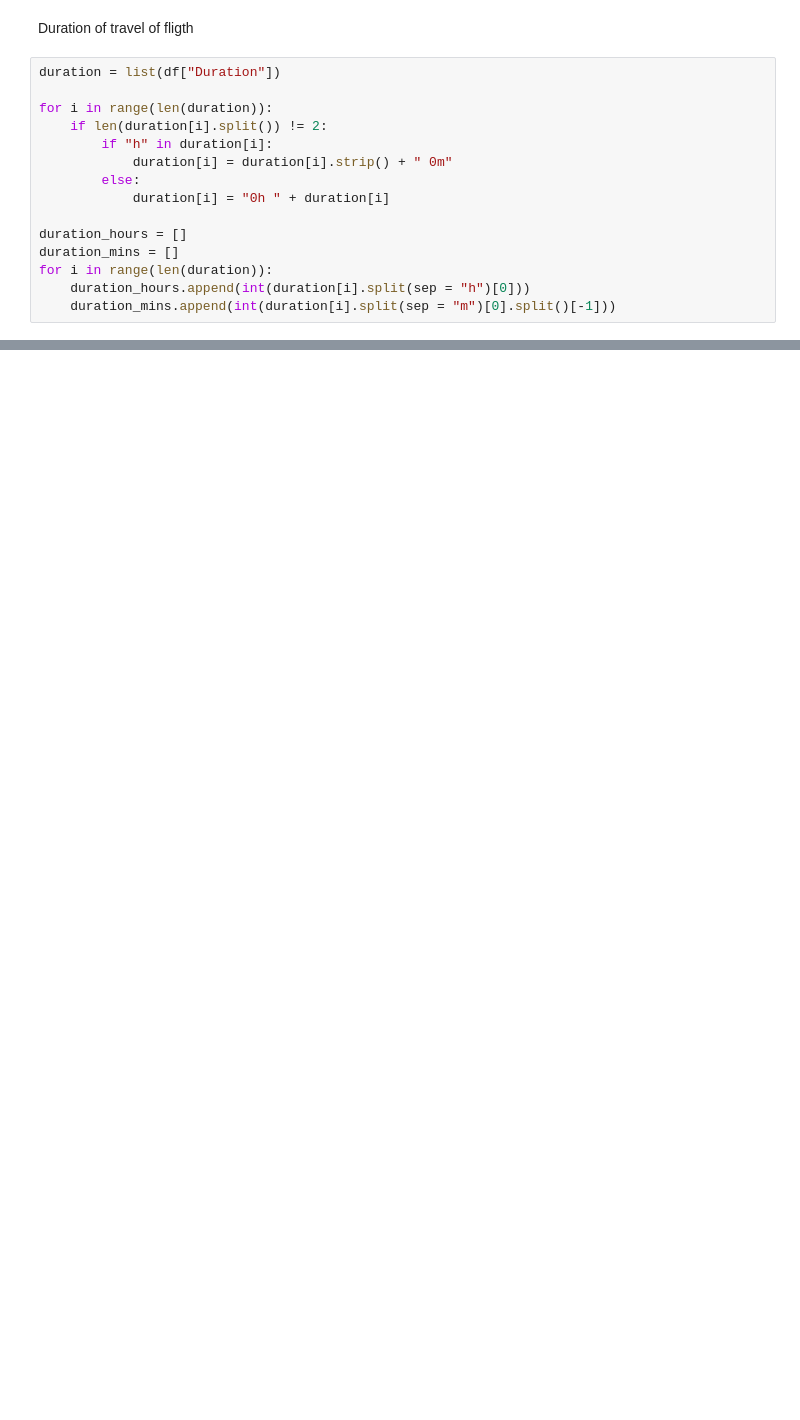
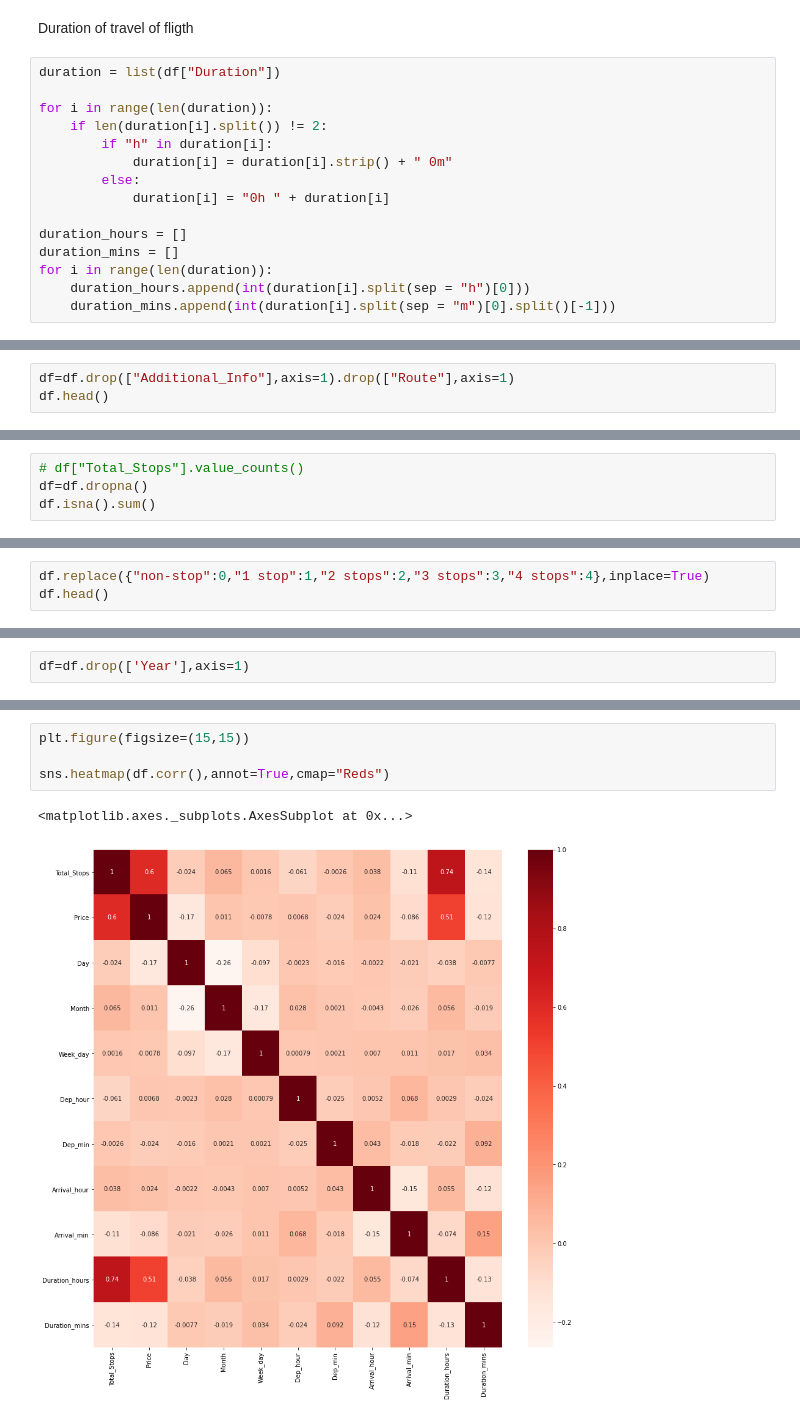
Before and after one commit to Tanujcbe/Fligth-Fare-Prediction, a Jupyter notebook: fligth_fare_prediction_.ipynb, the cells around one changed output, grey strips where cells are left out. Saved outputs shown, nothing was run; the diff lists cells and outputs as text; blank space fills up the shorter version.

```diff
--- a/fligth_fare_prediction_.ipynb
+++ b/fligth_fare_prediction_.ipynb
@@ -172,0 +207,3 @@ df.head()
+# %%
+df=df.drop(["Additional_Info"],axis=1).drop(["Route"],axis=1)
+df.head()
@@ -172,0 +217,4 @@ df.head()
+# %%
+# df["Total_Stops"].value_counts()
+df=df.dropna()
+df.isna().sum()
@@ -172,0 +238,3 @@ df.head()
+# %%
+df.replace({"non-stop":0,"1 stop":1,"2 stops":2,"3 stops":3,"4 stops":4},inplace=True)
+df.head()
@@ -172,0 +497,2 @@ df.head()
+# %%
+df=df.drop(['Year'],axis=1)
@@ -172,0 +529,7 @@ df.head()
+# %%
+plt.figure(figsize=(15,15))
+
+sns.heatmap(df.corr(),annot=True,cmap="Reds")
+# %% [output]
+<matplotlib.axes._subplots.AxesSubplot at 0x...>
+[figure, added]
```
Also changed, not shown: parts of 33 cells of this notebook.
